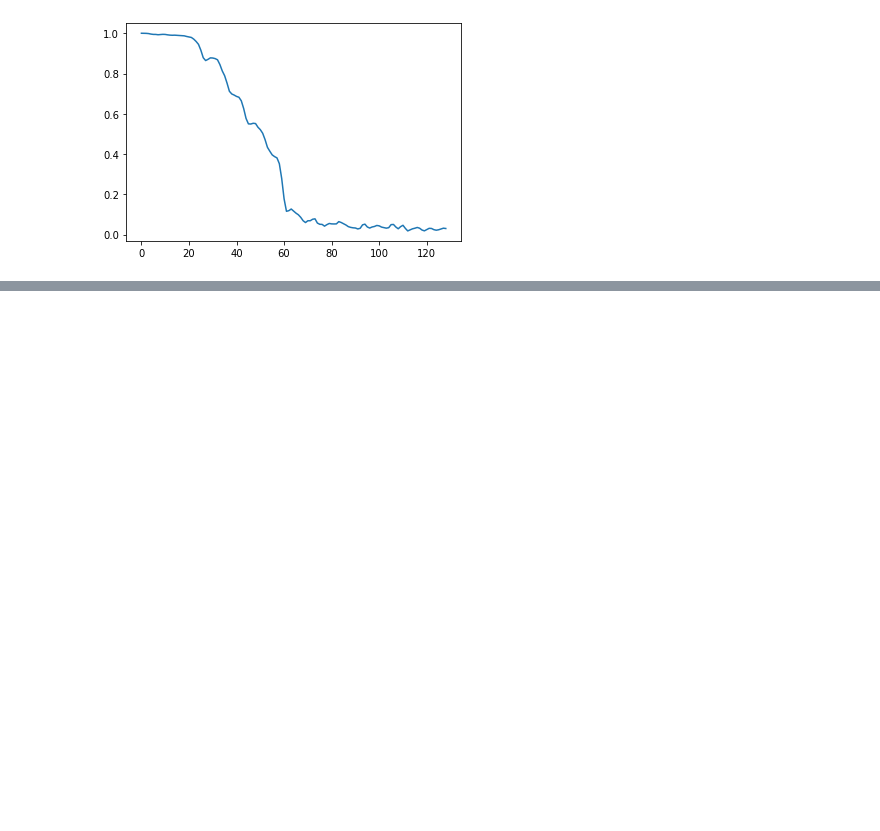
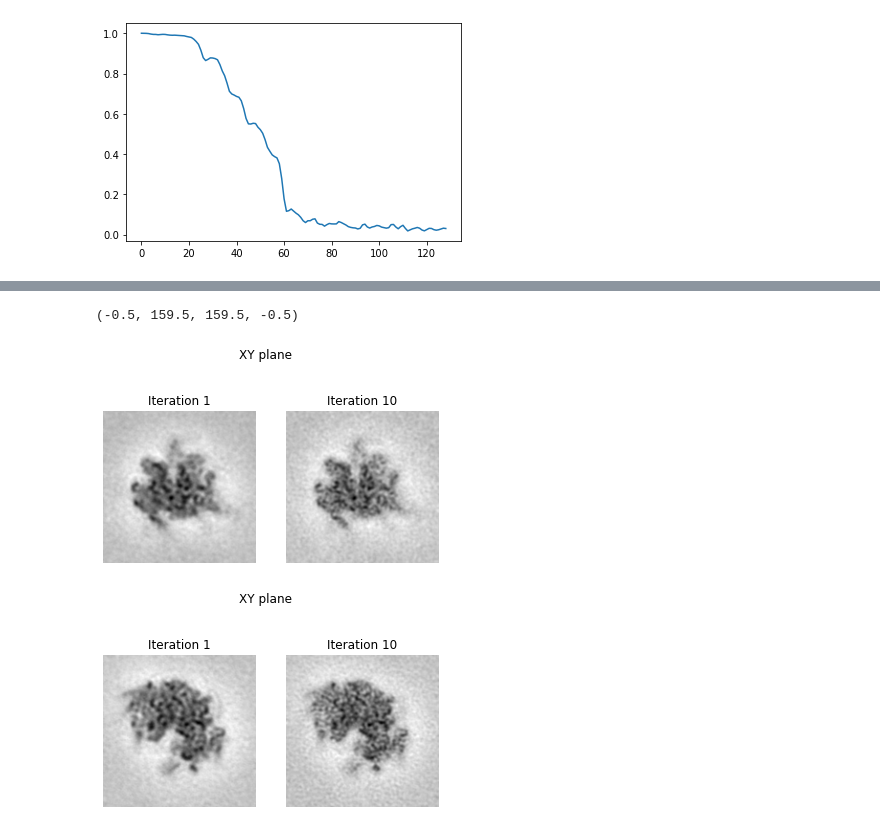
Before and after one commit to rkms86/SUSAN, a Jupyter notebook: +SUSAN/tutorial_01/workflow.ipynb, the cells around one changed output, grey strips where cells are left out. Saved outputs shown, nothing was run; the diff lists cells and outputs as text; code cells hidden in the pictures; blank space fills up the shorter version.

```diff
--- a/+SUSAN/tutorial_01/workflow.ipynb
+++ b/+SUSAN/tutorial_01/workflow.ipynb
@@ -630,2 +636,27 @@ plt.plot( mngr.get_fsc(10) )
 # %%
 _ = napari.view_image(-mngr.get_map(10))
+# %%
+f,ax = plt.subplots(1,2)
+f.suptitle('XY plane')
+v = susan.read('prj_005_b1/ite_0001/map_class001_fom.mrc')
+ax[0].imshow( v[135,208:48:-1,48:208], 'gray' )
+ax[0].set_title('Iteration 1')
+ax[0].axis('off')
+v = susan.read('prj_005_b1/ite_0010/map_class001_fom.mrc')
+ax[1].imshow( v[135,208:48:-1,48:208], 'gray' )
+ax[1].set_title('Iteration 10')
+ax[1].axis('off')
+f,ax = plt.subplots(1,2)
+f.suptitle('XY plane')
+v = susan.read('prj_005_b1/ite_0001/map_class001_fom.mrc')
+ax[0].imshow( v[208:48:-1,127,48:208], 'gray' )
+ax[0].set_title('Iteration 1')
+ax[0].axis('off')
+v = susan.read('prj_005_b1/ite_0010/map_class001_fom.mrc')
+ax[1].imshow( v[208:48:-1,127,48:208], 'gray' )
+ax[1].set_title('Iteration 10')
+ax[1].axis('off')
+# %% [output]
+(-0.5, 159.5, 159.5, -0.5)
+[figure, added]
+[figure, added]
```
Also changed, not shown: parts of 3 cells of this notebook.
